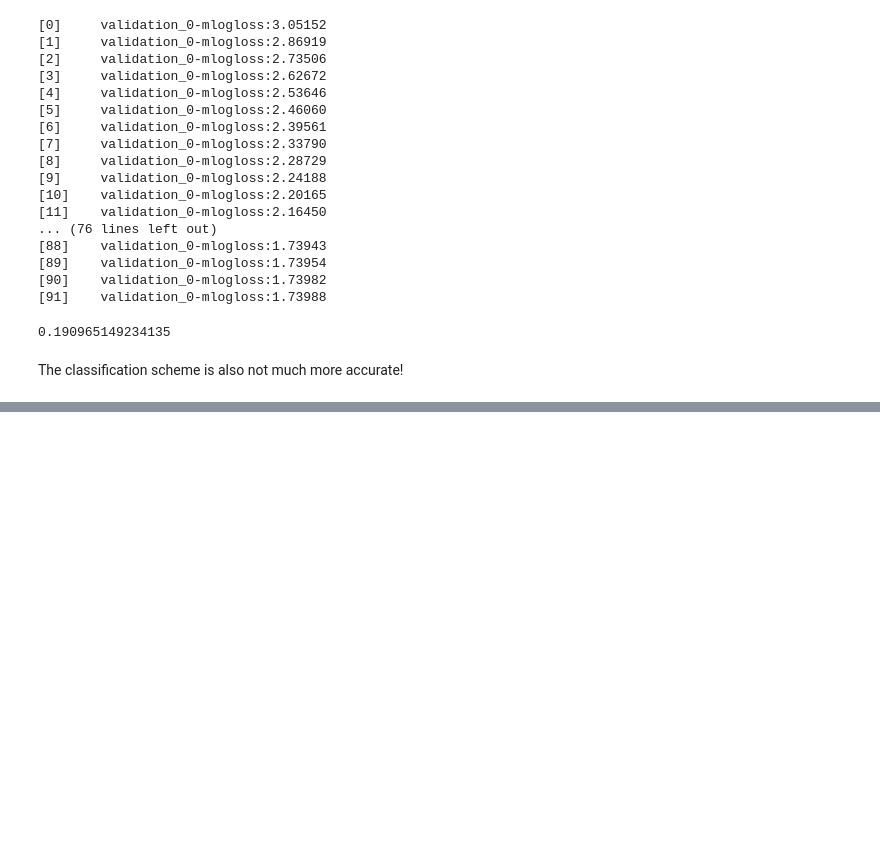
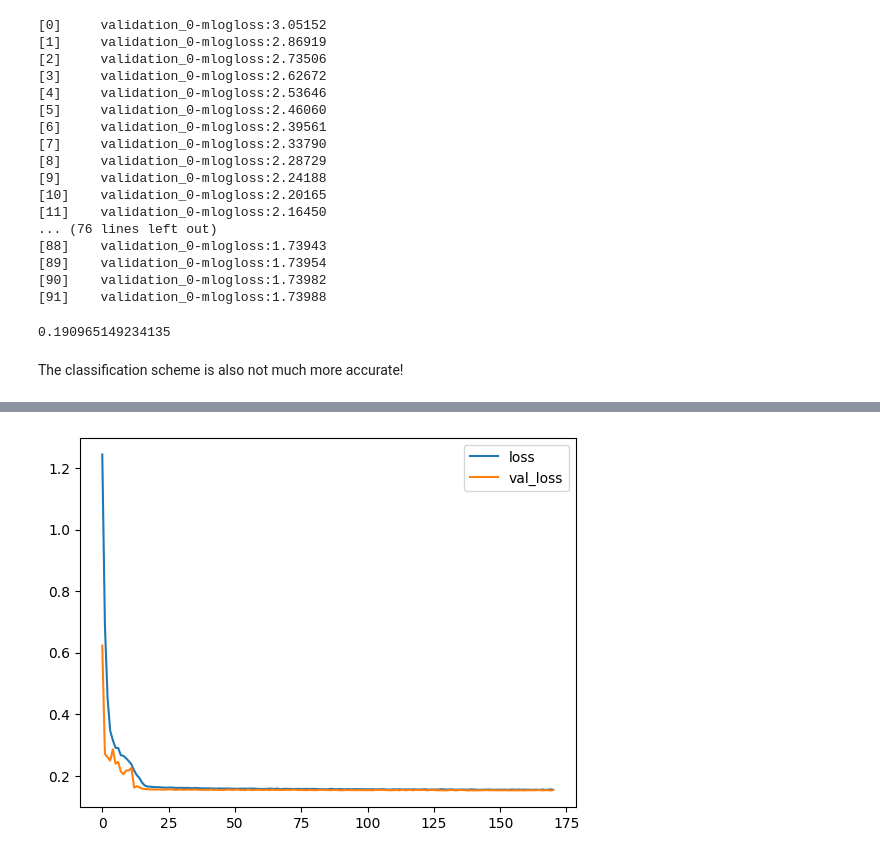
Before and after one commit to NicolasChagnet/kaggle-datasets-analysis, a Jupyter notebook: Abalone Regression/regression_abalone.ipynb, the cells around one changed output, grey strips where cells are left out. Cells and saved outputs as stored; diff of their text form; code cells hidden in the pictures; blank space fills up the shorter version.

```diff
--- a/Abalone Regression/regression_abalone.ipynb
+++ b/Abalone Regression/regression_abalone.ipynb
@@ -156,7 +198,15 @@ X_train_prep_1, X_train_prep_2, y_train_prep_1, y_train_prep_2 = train_test_spli
     X_train_prep, y_train, train_size=0.3, random_state=42
 )
 # %%
-model_xgb_scaled = XGBRegressor(learning_rate=0.1, n_estimators=1000, early_stopping_rounds=5, eval_metric="rmsle")
+model_xgb_scaled = XGBRegressor(
+    objective="reg:squaredlogerror",
+    learning_rate=0.1,
+    n_estimators=2000,
+    early_stopping_rounds=10,
+    eval_metric="rmsle",
+    n_jobs=-1,
+    subsample=1.0,
+)
 
 model_xgb_scaled.fit(X_train_prep_1, y_train_prep_1, eval_set=[(X_train_prep_2, y_train_prep_2)])
 
@@ -241,0 +428,15 @@ The classification scheme is also not much more accurate!
+# %%
+history = model.fit(
+    X_train_prep_1,
+    y_train_prep_1,
+    validation_data=(X_train_prep_2, y_train_prep_2),
+    batch_size=256,
+    epochs=500,
+    callbacks=[early_stopping],  # put your callbacks in a list
+    verbose=1,  # turn off training log
+)
+
+history_df = pd.DataFrame(history.history)
+history_df.loc[:, ["loss", "val_loss"]].plot()
+print("Minimum validation loss: {}".format(history_df["val_loss"].min()))
+# %% [output]
@@ -241,0 +460 @@ The classification scheme is also not much more accurate!
+[figure, added]
```
Also changed, not shown: parts of 25 cells of this notebook, 3 other files.
